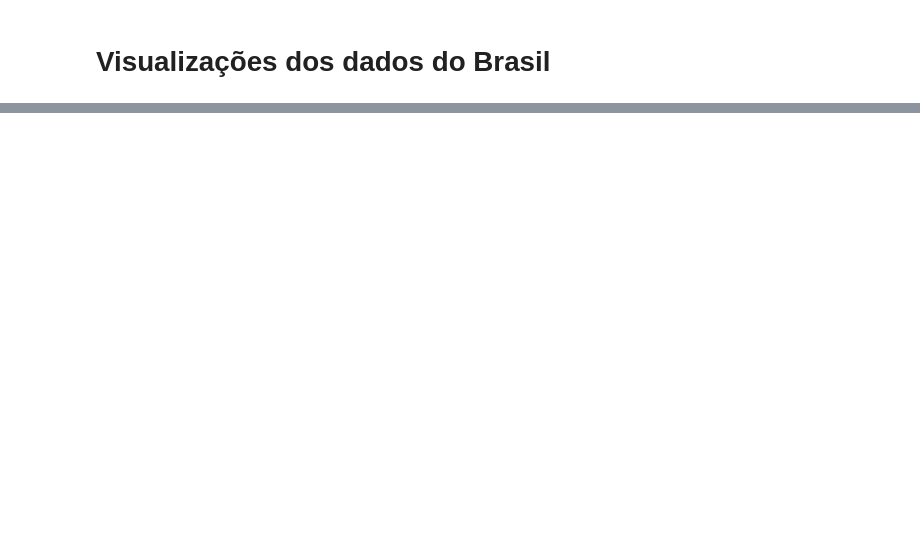
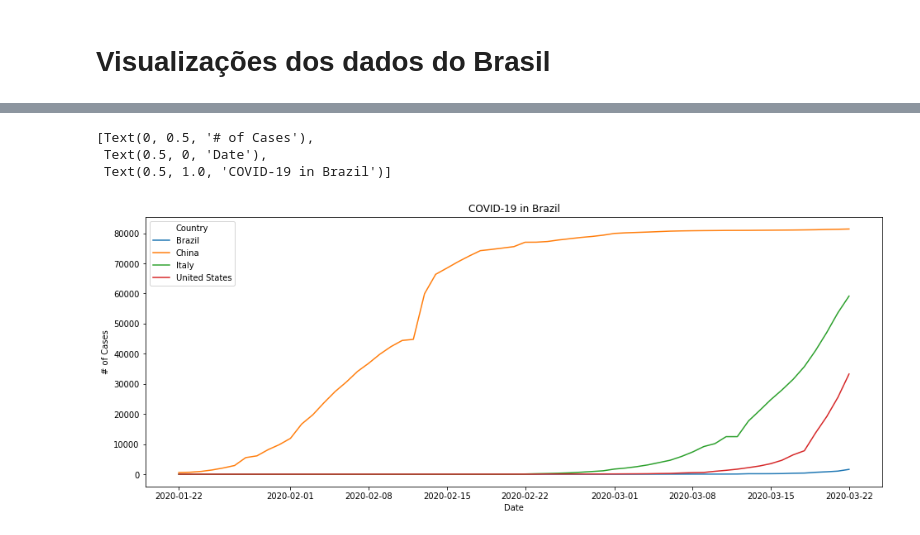
Before and after one commit to thamycoelho/coronavirus_analysis, a Jupyter notebook: data_analysis.ipynb, the cells around one changed output, grey strips where cells are left out. Saved outputs shown, nothing was run; the diff lists cells and outputs as text; code cells hidden in the pictures; blank space fills up the shorter version.

```diff
--- a/data_analysis.ipynb
+++ b/data_analysis.ipynb
@@ -206,0 +210,6 @@ ax.set(xlabel='Date', ylabel='# of Cases', title='COVID-19 in Brazil')
+# %%
+top_countries = list(df[df['Date'] == '2020-03-22'].sort_values(['Confirmed'], ascending=False)[0:3].Country.values)
+top_countries.append('Brazil')
+# %%
+df_top_3 = df[df.Country.isin(top_countries)][['Country', 'Date', 'Confirmed']]
+df_top_3
@@ -206,0 +230,9 @@ ax.set(xlabel='Date', ylabel='# of Cases', title='COVID-19 in Brazil')
+# %%
+plt.figure(figsize=(16, 6))
+ax = sns.lineplot(x='Date', y='Confirmed', hue="Country", data=df_top_3, sort=True)
+ax.set(xlabel='Date', ylabel='# of Cases', title='COVID-19 in Brazil')
+# %% [output]
+[Text(0, 0.5, '# of Cases'),
+ Text(0.5, 0, 'Date'),
+ Text(0.5, 1.0, 'COVID-19 in Brazil')]
+[figure, added]
```
Also changed, not shown: parts of 27 cells of this notebook, 8 other files.
